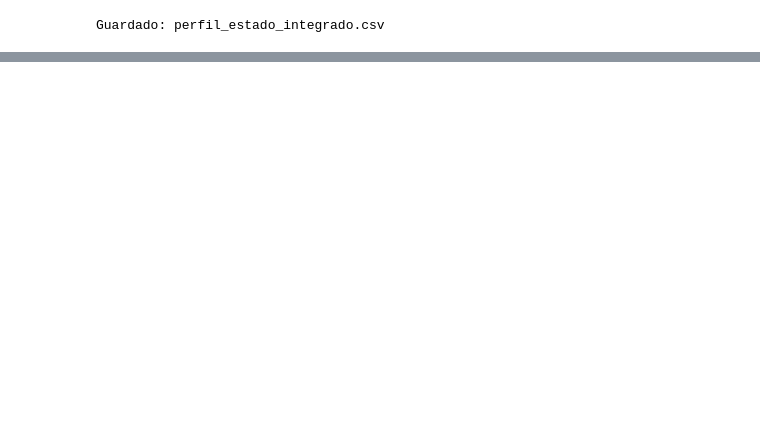
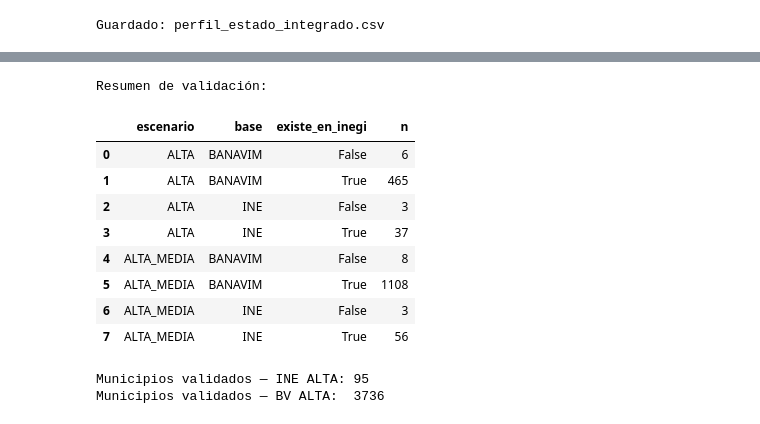
Before and after one commit to BesaidGarden/Calidad-y-Preprocesamiento-de-Datos---Registro-Publico-de-Agresores, a Jupyter notebook: Código/fusion.ipynb, the cells around one changed output, grey strips where cells are left out. Saved outputs shown, nothing was run; the diff lists cells and outputs as text; code cells hidden in the pictures; blank space fills up the shorter version.

```diff
--- a/Código/fusion.ipynb
+++ b/Código/fusion.ipynb
@@ -1088,0 +1296,73 @@ Guardado: perfil_estado_integrado.csv
+# %%
+# Validación de pares estado+municipio contra catálogo INEGI
+if "municipio_inegi_norm" not in catalogo_inegi_municipios.columns:
+    catalogo_inegi_municipios["municipio_inegi_norm"] = (
+        catalogo_inegi_municipios["municipio_inegi"].apply(normalizar_geo))
+
+validacion_municipios = pares_estado_municipio.merge(
+    catalogo_inegi_municipios[["estado_norm","municipio_inegi_norm",
+                                "municipio_inegi","cve_ent","cve_mun","cvegeo"]],
+    left_on=["estado_norm","municipio_norm"],
+    right_on=["estado_norm","municipio_inegi_norm"],
+    how="left"
+)
+validacion_municipios["existe_en_inegi"] = validacion_municipios["municipio_inegi"].notna()
+
+print("Resumen de validación:")
+display(validacion_municipios.groupby(["escenario","base","existe_en_inegi"]).size()
+        .reset_index(name="n"))
+
+# Correcciones manuales para municipios con variante de nombre conocida
+_CORRECCIONES = {
+    ("CAMPECHE", "CIUDAD DEL CARMEN"):          "CARMEN",
+    ("CAMPECHE", "SAN FRANCISCO DE CAMPECHE"):  "CAMPECHE",
+    ("CAMPECHE", "XPUJIL"):                     "CALAKMUL",
+    ("COLIMA",   "CIUDAD DE ARMERIA"):           "ARMERIA",
+    ("COLIMA",   "CIUDAD DE VILLA DE ALVAREZ"):  "VILLA DE ALVAREZ",
+    ("NAYARIT",  "EL NAYAR"):                    "DEL NAYAR",
+}
+
+def _aplicar_correcciones(df):
+    df = df.copy()
+    for (est, mun_orig), mun_corr in _CORRECCIONES.items():
+        mask = (df["estado"] == est) & (df["municipio"] == mun_orig)
+        df.loc[mask, "municipio"] = mun_corr
+    df["municipio_norm"] = df["municipio"].apply(normalizar_geo)
+    return df
+
+ine_match_alta       = _aplicar_correcciones(ine_match_alta)
+bv_match_alta        = _aplicar_correcciones(bv_match_alta)
+ine_match_alta_media = _aplicar_correcciones(ine_match_alta_media)
+bv_match_alta_media  = _aplicar_correcciones(bv_match_alta_media)
+
+# Agregar bandera municipio_validado_inegi
+_muns_validados = (
+    validacion_municipios[validacion_municipios["existe_en_inegi"]]
+    [["estado","municipio"]].drop_duplicates()
+    .assign(municipio_validado_inegi=True)
+)
+
+def _agregar_bandera(df):
+    return df.merge(_muns_validados, on=["estado","municipio"], how="left").assign(
+        municipio_validado_inegi=lambda d: d["municipio_validado_inegi"].fillna(False))
+
+ine_match_alta       = _agregar_bandera(ine_match_alta)
+bv_match_alta        = _agregar_bandera(bv_match_alta)
+ine_match_alta_media = _agregar_bandera(ine_match_alta_media)
+bv_match_alta_media  = _agregar_bandera(bv_match_alta_media)
+
+print("Municipios validados — INE ALTA:", ine_match_alta["municipio_validado_inegi"].sum())
+print("Municipios validados — BV ALTA: ", bv_match_alta["municipio_validado_inegi"].sum())
+# %% [output]
+Resumen de validación:
+|  | escenario | base | existe_en_inegi | n |
+| 0 | ALTA | BANAVIM | False | 6 |
+| 1 | ALTA | BANAVIM | True | 465 |
+| 2 | ALTA | INE | False | 3 |
+| 3 | ALTA | INE | True | 37 |
+| 4 | ALTA_MEDIA | BANAVIM | False | 8 |
+| 5 | ALTA_MEDIA | BANAVIM | True | 1108 |
+| 6 | ALTA_MEDIA | INE | False | 3 |
+| 7 | ALTA_MEDIA | INE | True | 56 |
+Municipios validados — INE ALTA: 95
+Municipios validados — BV ALTA:  3736
```
Also changed, not shown: parts of 10 cells of this notebook, 23 other files.
